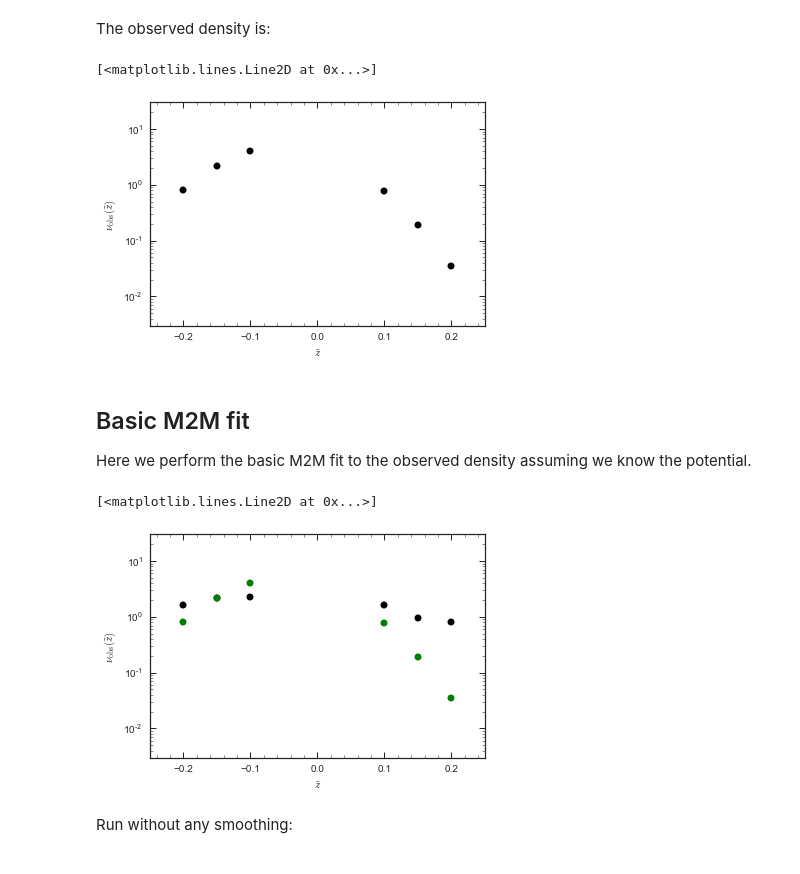
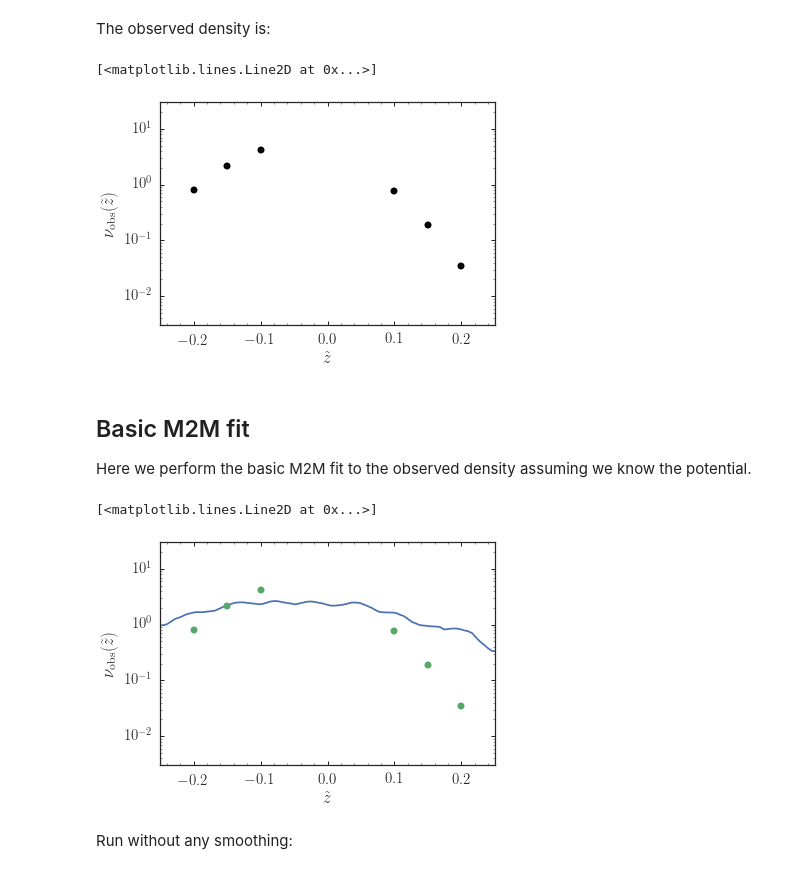
Before and after one commit to jobovy/simple-m2m, a Jupyter notebook: py/HOM2M.ipynb, the cells around one changed output. Drawn from its saved outputs; the diff is of its cells as text; code cells hidden in the pictures.

```diff
--- a/py/HOM2M.ipynb
+++ b/py/HOM2M.ipynb
@@ -36,13 +36,13 @@ def sph_kernel(r,h):
     out= numpy.zeros_like(r)
     out[(r >= 0.)*(r <= h/2.)]= 1.-6.*(r[(r >= 0.)*(r <= h/2.)]/h)**2.+6.*(r[(r >= 0.)*(r <= h/2.)]/h)**3.
     out[(r > h/2.)*(r <= h)]= 2.*(1-(r[(r > h/2.)*(r <= h)]/h))**3.
-    out*= 8./numpy.pi/h**3.
+    out*= 4./3./h
     return out
 def sph_kernel_deriv(r,h):
     out= numpy.zeros_like(r)
     out[(r >= 0.)*(r <= h/2.)]= -12.*r[(r >= 0.)*(r <= h/2.)]/h**2.+18.*r[(r >= 0.)*(r <= h/2.)]**2./h**3.
     out[(r > h/2.)*(r <= h)]= -6./h*(1-(r[(r > h/2.)*(r <= h)]/h))**2.
-    out*= 8./numpy.pi/h**3.
+    out*= 4./3./h
     return out
 def epanechnikov_kernel(r,h):
     out= numpy.zeros_like(r)
@@ -52,8 +52,12 @@ def epanechnikov_kernel_deriv(r,h):
     out= numpy.zeros_like(r)
     out[(r >= 0.)*(r <= h)]= -3./2.*r[(r >= 0.)*(r <= h)]/h**3.
     return out
-kernel= epanechnikov_kernel
-kernel_deriv= epanechnikov_kernel_deriv
+if True:
+    kernel= epanechnikov_kernel
+    kernel_deriv= epanechnikov_kernel_deriv
+else:
+    kernel= sph_kernel
+    kernel_deriv= sph_kernel_deriv
 # We only observe the density at a few z
 z_obs= numpy.array([0.1,0.15,0.2,-0.1,-0.15,-0.2])
 h_obs= 0.025
@@ -67,12 +71,14 @@ dens_obs= compute_dens(z_mock,zsun_true,z_obs)
 # %% [markdown]
 The observed density is:
 # %%
+bovy_plot.bovy_print(axes_labelsize=17.,text_fontsize=12.,xtick_labelsize=15.,ytick_labelsize=15.)
+figsize(6,4)
 bovy_plot.bovy_plot(z_obs,dens_obs,'ko',semilogy=True,
                    xlabel=r'$\tilde{z}$',ylabel=r'$\nu_{\mathrm{obs}}(\tilde{z})$',
                    xrange=[-.25,0.25],yrange=[0.003,30.])
 # %% [output]
 [<matplotlib.lines.Line2D at 0x...>]
-[figure, old version]
+[figure, new version]
 # %% [markdown]
 ## Basic M2M fit
 
@@ -134,19 +140,22 @@ def run_m2m_weights(w_init,A_init,phi_init,
 # %%
 n_m2m= 1000
 sigma_init= 0.2
 E_m2m= numpy.random.exponential(scale=sigma_init**2.,size=n_m2m)
 phi_m2m= numpy.random.uniform(size=n_m2m)*2.*numpy.pi
 A_m2m= numpy.sqrt(2.*E_m2m)/omega_true
 w_init= numpy.ones(n_m2m)
 z_m2m= A_m2m*numpy.cos(phi_m2m)
-dens_init= compute_dens(z_m2m,zsun_true,z_obs,w_init)
-bovy_plot.bovy_plot(z_obs,dens_init,'ko',semilogy=True,
+z_out= numpy.linspace(-0.3,0.3,101)
+dens_init= compute_dens(z_m2m,zsun_true,z_out,w_init)
+bovy_plot.bovy_print(axes_labelsize=17.,text_fontsize=12.,xtick_labelsize=15.,ytick_labelsize=15.)
+figsize(6,4)
+bovy_plot.bovy_plot(z_out,dens_init,'-',semilogy=True,
                    xlabel=r'$\tilde{z}$',ylabel=r'$\nu_{\mathrm{obs}}(\tilde{z})$',
                    xrange=[-.25,0.25],yrange=[0.003,30.])
-bovy_plot.bovy_plot(z_obs,dens_obs,'go',semilogy=True,overplot=True)
+bovy_plot.bovy_plot(z_obs,dens_obs,'o',semilogy=True,overplot=True)
 # %% [output]
 [<matplotlib.lines.Line2D at 0x...>]
-[figure, old version]
+[figure, new version]
 # %% [markdown]
 Run without any smoothing:
 # %%
```
Also changed, not shown: parts of 20 cells of this notebook.
